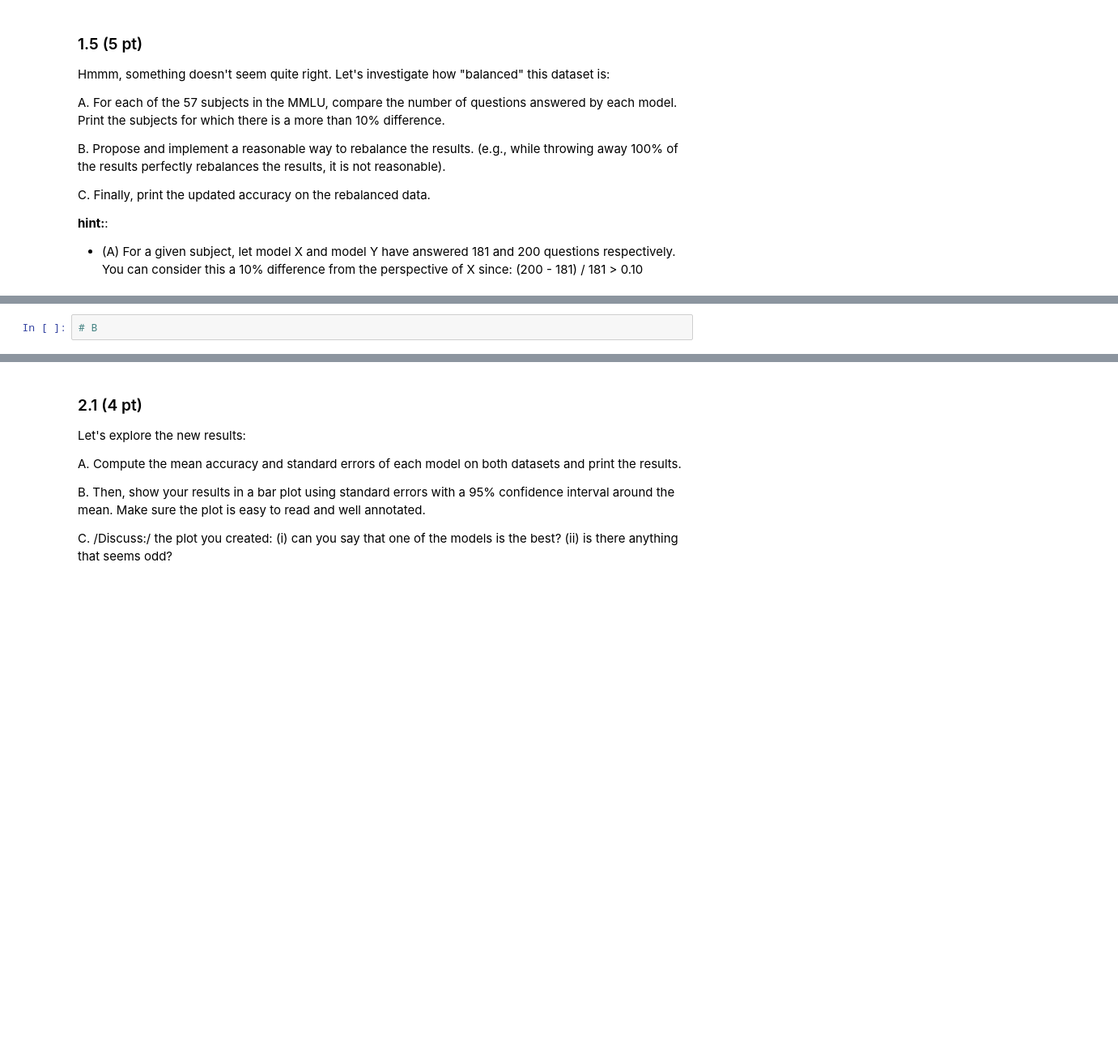
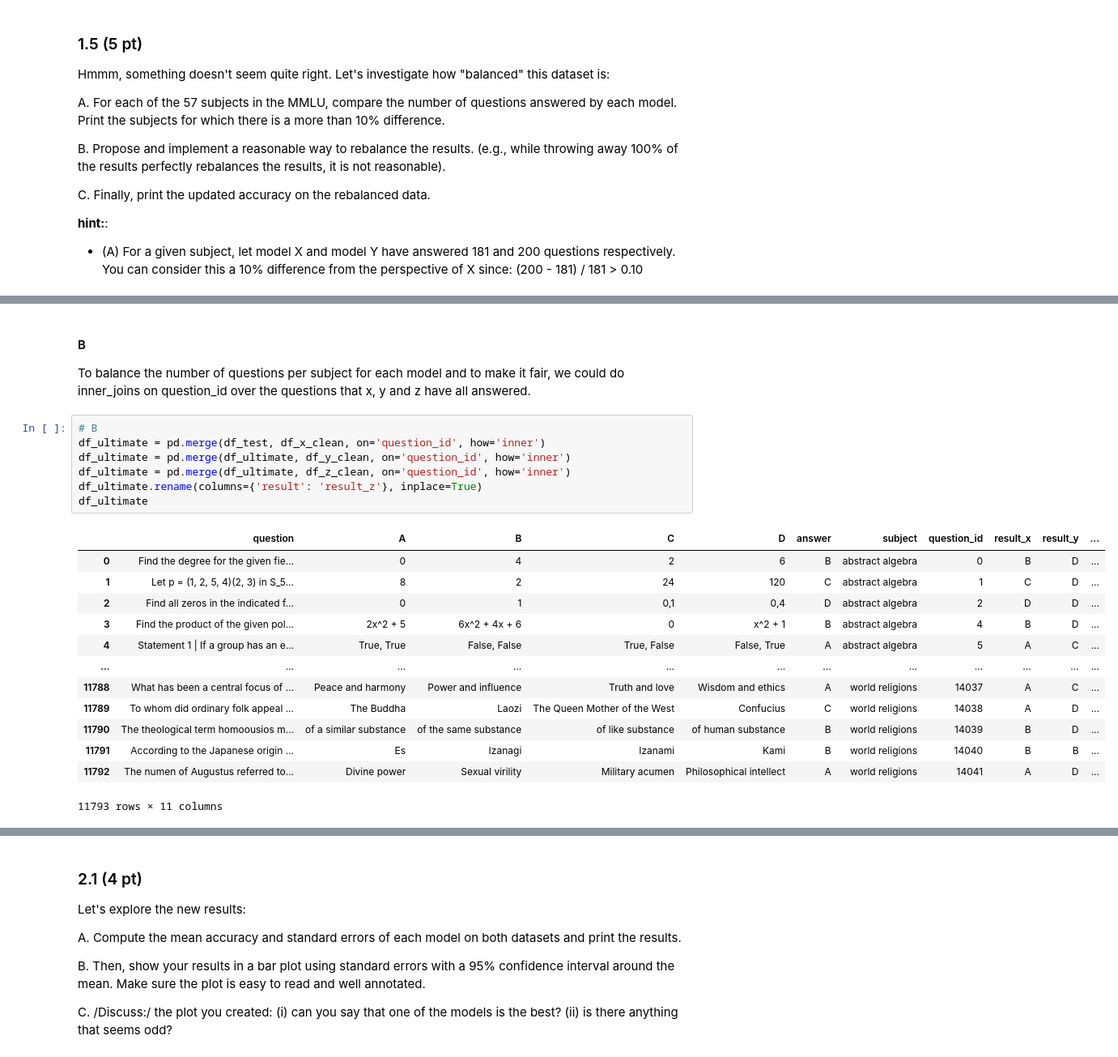
Before and after one commit to M-i-r-c-o/2024, a Jupyter notebook: Homework/01_PROJECT_NEUTRALITY/analysis.ipynb, the cells around one changed output, grey strips where cells are left out. Shown: that part at 81% size. Saved outputs shown, nothing was run; the diff lists cells and outputs as text; blank space fills up the shorter version.

```diff
--- a/Homework/01_PROJECT_NEUTRALITY/analysis.ipynb
+++ b/Homework/01_PROJECT_NEUTRALITY/analysis.ipynb
@@ -345,4 +382,26 @@ C. Finally, print the updated accuracy on the rebalanced data.
-# %%
-# B
+# %% [markdown]
+#### B
+To balance the number of questions per subject for each model and to make it fair, we could do inner_joins on question_id over the questions that x, y and z have all answered.
+# %%
+# B
+df_ultimate = pd.merge(df_test, df_x_clean, on='question_id', how='inner')
+df_ultimate = pd.merge(df_ultimate, df_y_clean, on='question_id', how='inner')
+df_ultimate = pd.merge(df_ultimate, df_z_clean, on='question_id', how='inner')
+df_ultimate.rename(columns={'result': 'result_z'}, inplace=True)
+df_ultimate
+# %% [output]
+|  | question | A | B | C | D | answer | subject | question_id | result_x | result_y | ... |
+| 0 | Find the degree for the given fie... | 0 | 4 | 2 | 6 | B | abstract algebra | 0 | B | D | ... |
+| 1 | Let p = (1, 2, 5, 4)(2, 3) in S_5... | 8 | 2 | 24 | 120 | C | abstract algebra | 1 | C | D | ... |
+| 2 | Find all zeros in the indicated f... | 0 | 1 | 0,1 | 0,4 | D | abstract algebra | 2 | D | D | ... |
+| 3 | Find the product of the given pol... | 2x^2 + 5 | 6x^2 + 4x + 6 | 0 | x^2 + 1 | B | abstract algebra | 4 | B | D | ... |
+| 4 | Statement 1 | If a group has an e... | True, True | False, False | True, False | False, True | A | abstract algebra | 5 | A | C | ... |
+| ... | ... | ... | ... | ... | ... | ... | ... | ... | ... | ... | ... |
+| 11788 | What has been a central focus of ... | Peace and harmony | Power and influence | Truth and love | Wisdom and ethics | A | world religions | 14037 | A | C | ... |
+| 11789 | To whom did ordinary folk appeal ... | The Buddha | Laozi | The Queen Mother of the West | Confucius | C | world religions | 14038 | A | D | ... |
+| 11790 | The theological term homoousios m... | of a similar substance | of the same substance | of like substance | of human substance | B | world religions | 14039 | B | D | ... |
+| 11791 | According to the Japanese origin ... | Es | Izanagi | Izanami | Kami | B | world religions | 14040 | B | B | ... |
+| 11792 | The numen of Augustus referred to... | Divine power | Sexual virility | Military acumen | Philosophical intellect | A | world religions | 14041 | A | D | ... |
+11793 rows × 11 columns
 # %%
 # C
```
Also changed, not shown: parts of 16 cells of this notebook.
